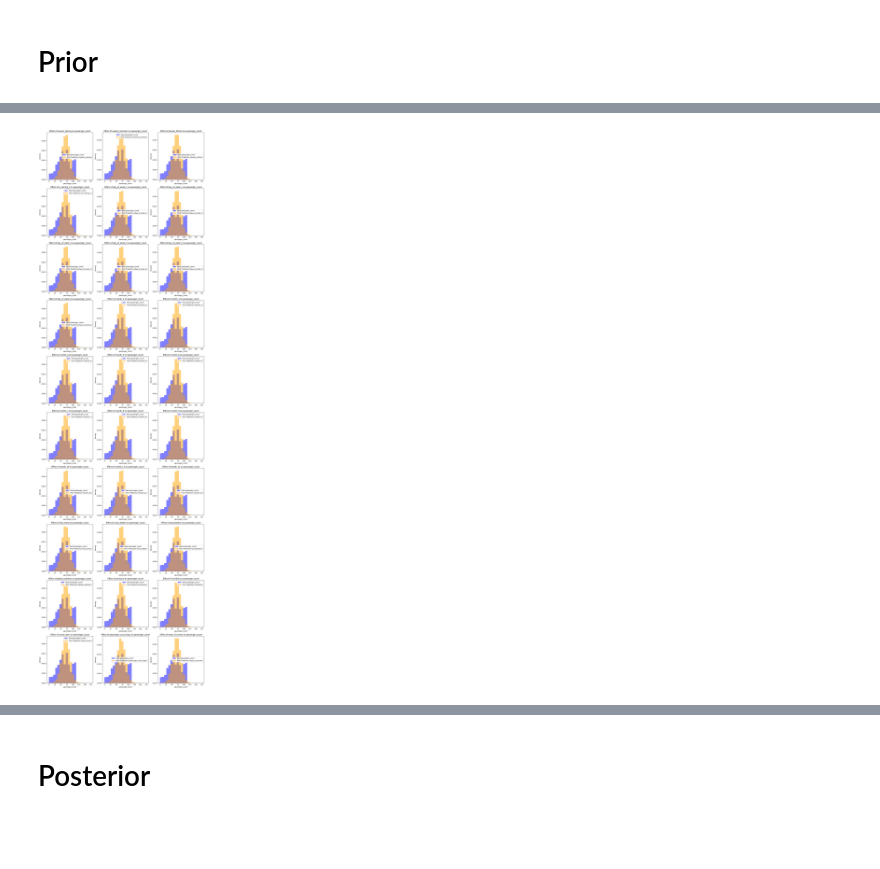
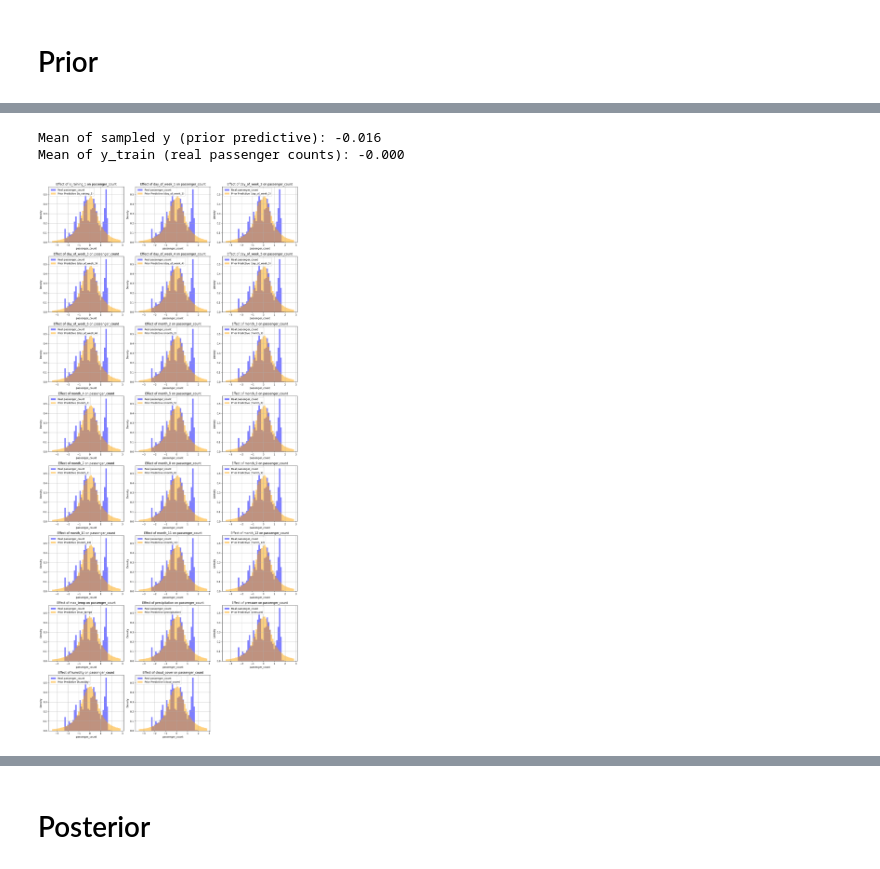
Before and after one commit to NorbertSzewczak/Bayesian-analysis-of-public-transport-passengers, a Jupyter notebook: model_1.ipynb, the cells around one changed output, grey strips where cells are left out. Saved outputs shown, nothing was run; the diff lists cells and outputs as text; code cells hidden in the pictures; blank space fills up the shorter version.

```diff
--- a/model_1.ipynb
+++ b/model_1.ipynb
@@ -24,8 +24,8 @@ if len(test_data) == 0:
     print("Warning: Test data is empty. Predictions will be skipped.")
 # %%
 # Define features and target
-categorical_cols = ['season', 'is_raining', 'day_of_week', 'month']
-numerical_cols = [col for col in train_data.columns if col not in ['date', 'passenger_count', 'season', 'is_raining', 'day_of_week', 'month']]
+categorical_cols = ['is_raining', 'day_of_week', 'month']
+numerical_cols = [col for col in train_data.columns if col not in ['date', 'passenger_count', 'is_raining', 'day_of_week', 'month']]
 features = numerical_cols + categorical_cols
 target = 'passenger_count'
 # %%
@@ -71,32 +69,52 @@ chain 3 |          | 00:00 Status
+# %%
+# Extract samples from prior_fit
+y_samples = prior_fit.stan_variable("y")
+
+# Compute means
+mean_y_train = np.mean(y_train) if len(y_train) > 0 else 0
+mean_y_samples = np.mean(y_samples)
+
+# Verify consistency
+print(f"Mean of sampled y (prior predictive): {mean_y_samples:.3f}")
+print(f"Mean of y_train (real passenger counts): {mean_y_train:.3f}")
+# %% [output]
+Mean of sampled y (prior predictive): -0.016
+Mean of y_train (real passenger counts): -0.000
 # %%
-# Extract prior predictive samples
-y_prior = prior_fit.stan_variable('y').flatten()  # Shape: (n_samples * N,)
-y_per_feature = prior_fit.stan_variable('y_per_feature')  # Shape: (n_samples, K, N)
+y_prior = prior_fit.stan_variable('y').flatten()
+y_per_feature = prior_fit.stan_variable('y_per_feature')
 real_data = y_train.values
+n_features = len(feature_names)
 
-# Visualization: Histograms for real and prior predictive passenger_count for each feature
-n_features = len(feature_names)
-fig, axes = plt.subplots(nrows=(n_features + 2) // 3, ncols=min(n_features, 3), figsize=(15, 5 * ((n_features + 2) // 3)))
+# Prepare subplots
+n_cols = min(n_features, 3)
+n_rows = (n_features + n_cols - 1) // n_cols
+fig, axes = plt.subplots(nrows=n_rows, ncols=n_cols, figsize=(5 * n_cols, 4 * n_rows))
 axes = axes.flatten() if n_features > 1 else [axes]
-bin_range = (0, real_data.max() * 1.5)
+
+bin_range = (real_data.min() * 1.5, real_data.max() * 1.5)
+
 # Plot for each feature
 for idx, feature in enumerate(feature_names):
-    # Extract prior predictive samples for this feature (flatten across samples and observations)
-    y_feature = y_per_feature[:, idx, :].flatten()  # Shape: (n_samples * N,)
+    y_feature = y_per_feature[:, idx, :].flatten()
 
-    # Plot histograms with plt.hist
-    axes[idx].hist(real_data, bins=20, density=True, alpha=0.5, label='Real passenger_count', color='blue',
-                   range=bin_range, histtype='stepfilled')
-    axes[idx].hist(y_feature, bins=20, density=True, alpha=0.5, label=f'Prior Predictive ({feature})', color='orange',
-                   range=bin_range, histtype='stepfilled')
+    # Use 'auto' binning (or manually set bins if needed)
+    axes[idx].hist(real_data, bins=50, density=True, alpha=0.5, label='Real passenger_count', color='blue', range=bin_range,
+                   histtype='stepfilled')
+    axes[idx].hist(y_feature, bins=50, density=True, alpha=0.5, label=f'Prior Predictive ({feature})', color='orange', range=bin_range,
+                   histtype='stepfilled')
 
     axes[idx].set_title(f'Effect of {feature} on passenger_count')
     axes[idx].set_xlabel('passenger_count')
     axes[idx].set_ylabel('Density')
     axes[idx].legend()
+    axes[idx].grid(True)
 
-# Adjust layout and display
+# Hide any unused subplots
+for j in range(len(feature_names), len(axes)):
+    fig.delaxes(axes[j])
+
 plt.tight_layout()
 plt.show()
 # %% [output]
-[figure, old version]
+[figure, new version]
```
Also changed, not shown: parts of 10 cells of this notebook, 9 other files.
